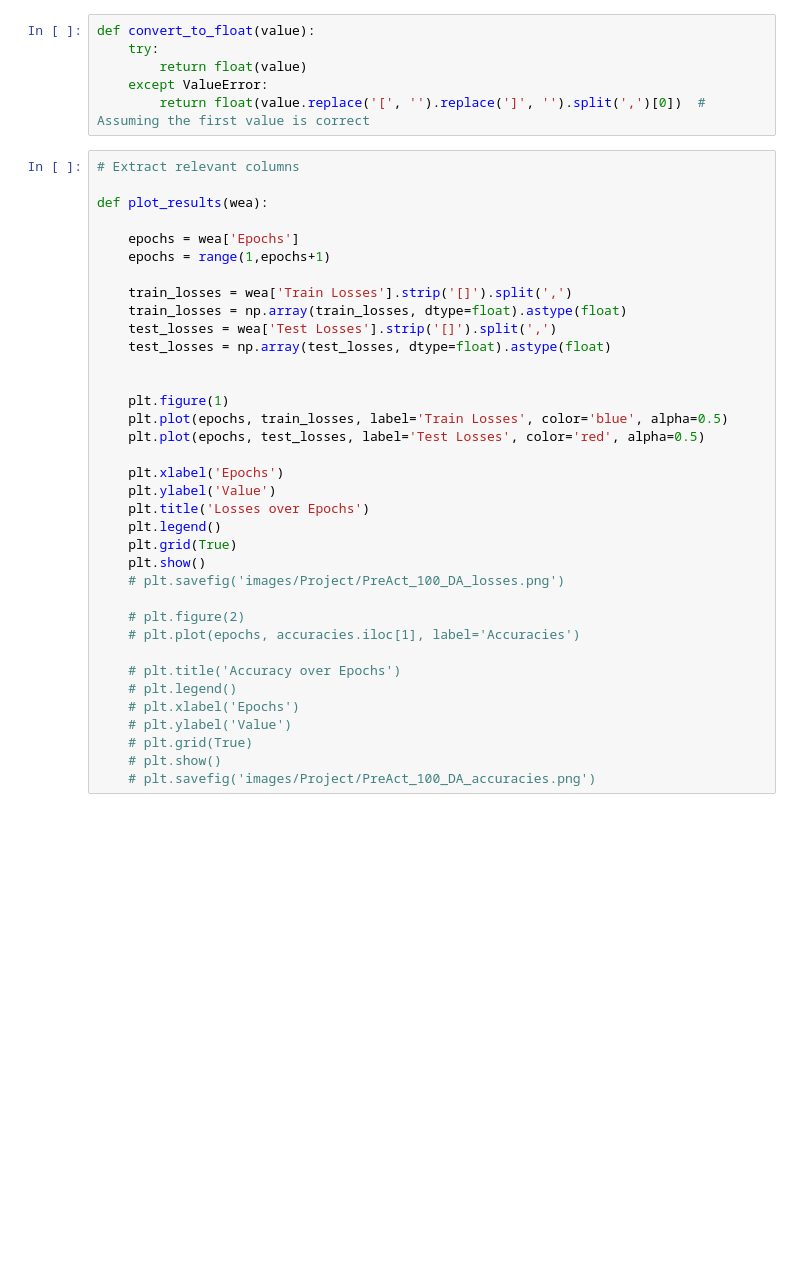
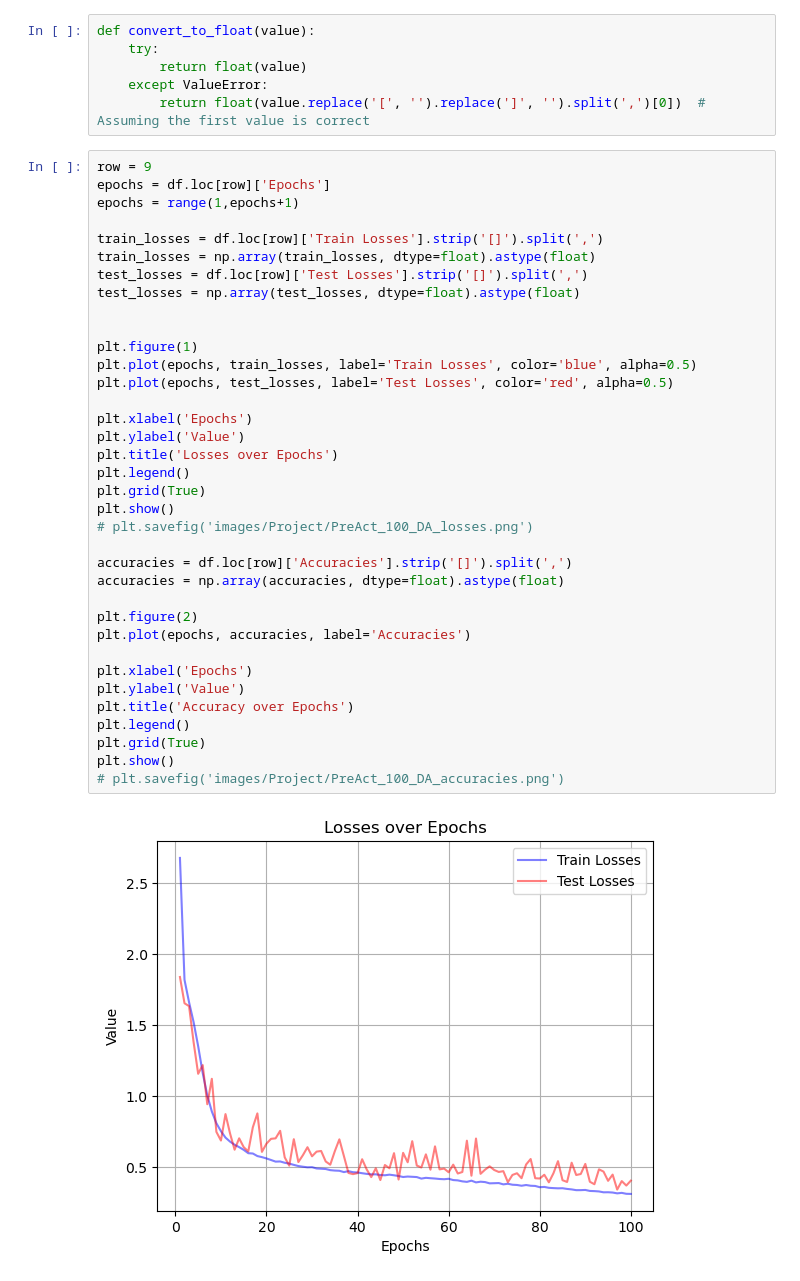
Before and after one commit to Opeiz/EFFDL_10, a Jupyter notebook: pandas.ipynb, the cells around one changed output. Cells and saved outputs as stored; diff of their text form; blank space fills up the shorter version.

Commit message:
new ckpt and news results

```diff
--- a/pandas.ipynb
+++ b/pandas.ipynb
@@ -41,38 +41,40 @@ def convert_to_float(value):
     except ValueError:
         return float(value.replace('[', '').replace(']', '').split(',')[0])  # Assuming the first value is correct
 # %%
-# Extract relevant columns
+row = 9
+epochs = df.loc[row]['Epochs']
+epochs = range(1,epochs+1)
 
-def plot_results(wea):
-
-    epochs = wea['Epochs']
-    epochs = range(1,epochs+1)
-
-    train_losses = wea['Train Losses'].strip('[]').split(',')
-    train_losses = np.array(train_losses, dtype=float).astype(float)
-    test_losses = wea['Test Losses'].strip('[]').split(',')
-    test_losses = np.array(test_losses, dtype=float).astype(float)
+train_losses = df.loc[row]['Train Losses'].strip('[]').split(',')
+train_losses = np.array(train_losses, dtype=float).astype(float)
+test_losses = df.loc[row]['Test Losses'].strip('[]').split(',')
+test_losses = np.array(test_losses, dtype=float).astype(float)
 
 
-    plt.figure(1)
-    plt.plot(epochs, train_losses, label='Train Losses', color='blue', alpha=0.5)
-    plt.plot(epochs, test_losses, label='Test Losses', color='red', alpha=0.5)
+plt.figure(1)
+plt.plot(epochs, train_losses, label='Train Losses', color='blue', alpha=0.5)
+plt.plot(epochs, test_losses, label='Test Losses', color='red', alpha=0.5)
 
-    plt.xlabel('Epochs')
-    plt.ylabel('Value')
-    plt.title('Losses over Epochs')
-    plt.legend()
-    plt.grid(True)
-    plt.show()
-    # plt.savefig('images/Project/PreAct_100_DA_losses.png')
+plt.xlabel('Epochs')
+plt.ylabel('Value')
+plt.title('Losses over Epochs')
+plt.legend()
+plt.grid(True)
+plt.show()
+# plt.savefig('images/Project/PreAct_100_DA_losses.png')
 
-    # plt.figure(2)
-    # plt.plot(epochs, accuracies.iloc[1], label='Accuracies')
+accuracies = df.loc[row]['Accuracies'].strip('[]').split(',')
+accuracies = np.array(accuracies, dtype=float).astype(float)
 
-    # plt.title('Accuracy over Epochs')
-    # plt.legend()
-    # plt.xlabel('Epochs')
-    # plt.ylabel('Value')
-    # plt.grid(True)
-    # plt.show()
-    # plt.savefig('images/Project/PreAct_100_DA_accuracies.png')
+plt.figure(2)
+plt.plot(epochs, accuracies, label='Accuracies')
+
+plt.xlabel('Epochs')
+plt.ylabel('Value')
+plt.title('Accuracy over Epochs')
+plt.legend()
+plt.grid(True)
+plt.show()
+# plt.savefig('images/Project/PreAct_100_DA_accuracies.png')
+# %% [output]
+[figure, added]
```
Also changed, not shown: parts of 5 cells of this notebook, 15 other files.
